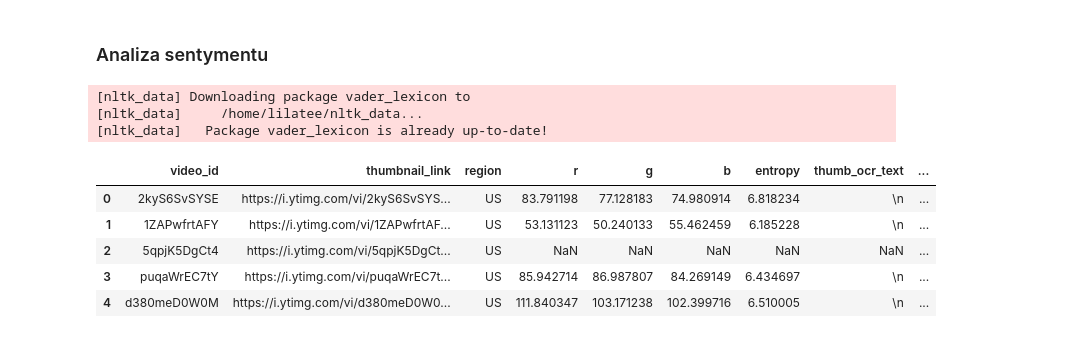
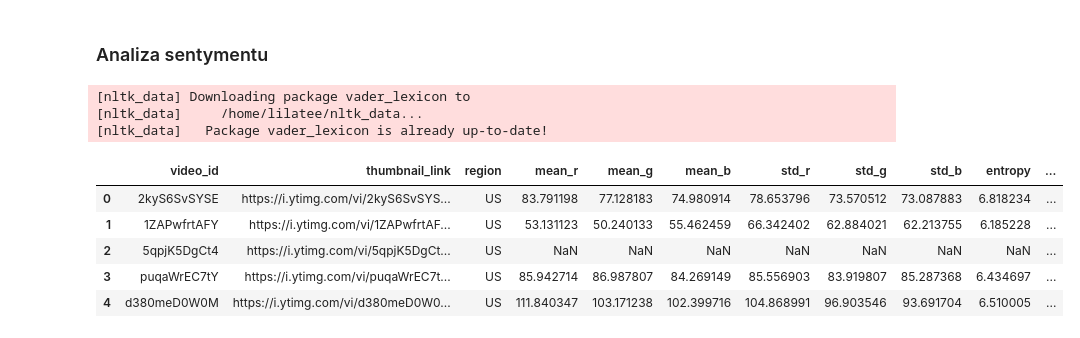
Before and after one commit to AdamKlejda/PED_YT, a Jupyter notebook: Etap2LiLatee_GB.ipynb, the cells around one changed output. Saved outputs shown, nothing was run; the diff lists cells and outputs as text; code cells hidden in the pictures.

Commit message:
Etap2, final data

```diff
--- a/Etap2LiLatee_GB.ipynb
+++ b/Etap2LiLatee_GB.ipynb
@@ -47,7 +47,7 @@ pd.options.display.max_columns = None
 [nltk_data]   Package averaged_perceptron_tagger is already up-to-
 [nltk_data]       date!
 # %%
-df = pd.read_csv("./GB_new_columns.csv")
+df = pd.read_csv("./US_new_columns.csv")
 df = df.loc[:, ["video_id", "thumbnail_link", 'region']]
 region = df['region'][0]
 print(df.shape)
@@ -158,5 +146,9 @@ ocr_videos.shape
 # %%
+df.loc[:, "thumb_ocr_text"] = df.loc[:, "thumb_ocr_text"].fillna('')
+df.loc[:, "clean_thumb_ocr_text"] = df.loc[:, "clean_thumb_ocr_text"].fillna('')
+
 ocr_videos = df.loc[df.clean_thumb_ocr_text != '',:][["video_id","thumb_ocr_text","clean_thumb_ocr_text"]][:10]
+test_ocr_videos_ids = ocr_videos.video_id.values
 
 n_of_cols = 3
 n_of_rows = int(ocr_videos.shape[0]/n_of_cols)
@@ -330,0 +325,23 @@ df[:5]
+# %%
+df = pd.read_csv(f"./our_data/Etap2/etap2_{region}-V2.csv")
+
+df.loc[:, "thumb_ocr_text_V2"] = df.loc[:, "thumb_ocr_text_V2"].fillna('')
+df.loc[:, "clean_thumb_ocr_text_V2"] = df.loc[:, "clean_thumb_ocr_text_V2"].fillna('')
+
+# ocr_videos = df.loc[df.clean_thumb_ocr_text_V2 != '',:][["video_id","thumb_ocr_text_V2","clean_thumb_ocr_text_V2"]][:10]
+ocr_videos = df.loc[df.video_id.isin(test_ocr_videos_ids), :]
+# test_ocr_videos_ids = ocr_videos.video_id.values
+
+n_of_cols = 3
+n_of_rows = int(ocr_videos.shape[0]/n_of_cols)
+fig, axes = plt.subplots(n_of_rows, n_of_cols, figsize=(n_of_cols*5, n_of_rows*5))
+
+for i, row in enumerate(axes):
+    for j, ax in enumerate(row):
+        video = ocr_videos[i*n_of_cols+j:i*n_of_cols+j+1]
+        video_id = video.video_id.values[0]
+        path = Path(f'./data/thumbnailsHQ/{region}/{video_id}.png')
+
+        ax.set_title(f"{video.clean_thumb_ocr_text.values[0]}\n{video.clean_thumb_ocr_text_V2.values[0]}")
+        img = io.imread(str(path))
+        ax.imshow(img)
@@ -363,7 +382,7 @@ df[:5]
 # %% [markdown]
 ### CHECKPOINT
 # %%
-df = pd.read_csv(f"./our_data/Etap2/etap2_{region}-V22.csv")
+df = pd.read_csv(f"./our_data/Etap2/etap2_{region}-V2.csv")
 df[:5]
 # %% [output]
 |  | video_id | thumbnail_link | region | r | g | b | entropy | thumb_ocr_text | ... |
@@ -394,18 +413,19 @@ plt.show()
 # %%
 nltk.download('vader_lexicon')
 from nltk.sentiment import SentimentIntensityAnalyzer
 sia = SentimentIntensityAnalyzer()
 
+df["clean_thumb_ocr_text_V2"] = df["clean_thumb_ocr_text_V2"].fillna('')
 df["ocr_sentiment_compound"] = df.apply(lambda row: sia.polarity_scores(row.clean_thumb_ocr_text_V2)['compound'] ,axis=1)
-df.to_csv(f"./our_data/Etap2/etap2_{region}-V22.csv", index=False)
+df.to_csv(f"./our_data/Etap2/etap2_{region}-V2.csv", index=False)
 df[:5]
 # %% [output]
 [nltk_data] Downloading package vader_lexicon to
 [nltk_data]     /home/lilatee/nltk_data...
 [nltk_data]   Package vader_lexicon is already up-to-date!
-|  | video_id | thumbnail_link | region | r | g | b | entropy | thumb_ocr_text | ... |
-| 0 | 2kyS6SvSYSE | https://i.ytimg.com/vi/2kyS6SvSYS... | US | 83.791198 | 77.128183 | 74.980914 | 6.818234 | \n | ... |
-| 1 | 1ZAPwfrtAFY | https://i.ytimg.com/vi/1ZAPwfrtAF... | US | 53.131123 | 50.240133 | 55.462459 | 6.185228 | \n | ... |
-| 2 | 5qpjK5DgCt4 | https://i.ytimg.com/vi/5qpjK5DgCt... | US | NaN | NaN | NaN | NaN | NaN | ... |
-| 3 | puqaWrEC7tY | https://i.ytimg.com/vi/puqaWrEC7t... | US | 85.942714 | 86.987807 | 84.269149 | 6.434697 | \n | ... |
-| 4 | d380meD0W0M | https://i.ytimg.com/vi/d380meD0W0... | US | 111.840347 | 103.171238 | 102.399716 | 6.510005 | \n | ... |
+|  | video_id | thumbnail_link | region | mean_r | mean_g | mean_b | std_r | std_g | std_b | entropy | ... |
+| 0 | 2kyS6SvSYSE | https://i.ytimg.com/vi/2kyS6SvSYS... | US | 83.791198 | 77.128183 | 74.980914 | 78.653796 | 73.570512 | 73.087883 | 6.818234 | ... |
+| 1 | 1ZAPwfrtAFY | https://i.ytimg.com/vi/1ZAPwfrtAF... | US | 53.131123 | 50.240133 | 55.462459 | 66.342402 | 62.884021 | 62.213755 | 6.185228 | ... |
+| 2 | 5qpjK5DgCt4 | https://i.ytimg.com/vi/5qpjK5DgCt... | US | NaN | NaN | NaN | NaN | NaN | NaN | NaN | ... |
+| 3 | puqaWrEC7tY | https://i.ytimg.com/vi/puqaWrEC7t... | US | 85.942714 | 86.987807 | 84.269149 | 85.556903 | 83.919807 | 85.287368 | 6.434697 | ... |
+| 4 | d380meD0W0M | https://i.ytimg.com/vi/d380meD0W0... | US | 111.840347 | 103.171238 | 102.399716 | 104.868991 | 96.903546 | 93.691704 | 6.510005 | ... |
```
Also changed, not shown: parts of 15 cells of this notebook, 8 other files.
